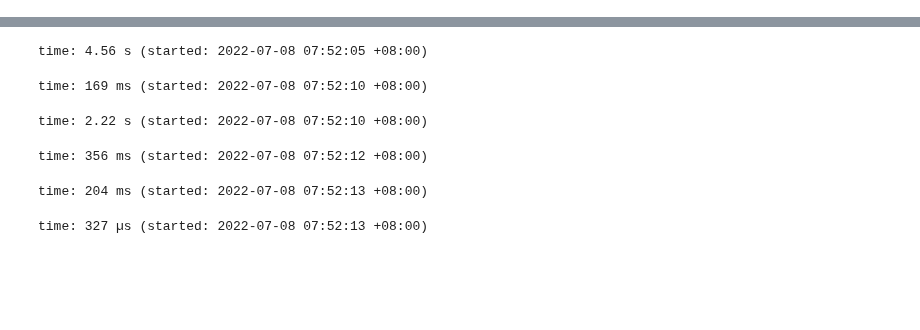
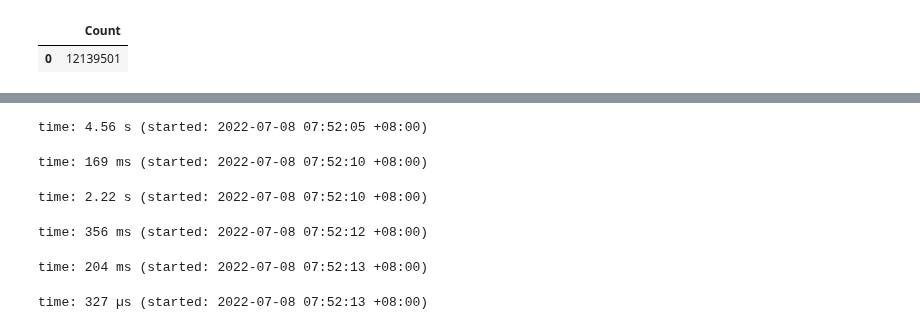
Before and after one commit to chiaolun/trend_following, a Jupyter notebook: analysis.ipynb, the cells around one changed output, grey strips where cells are left out. Cells and saved outputs as stored; diff of their text form; code cells hidden in the pictures; blank space fills up the shorter version.

```diff
--- a/analysis.ipynb
+++ b/analysis.ipynb
@@ -259,0 +67,18 @@ time: 1.93 s (started: 2022-07-08 07:52:03 +08:00)
+# %%
+%%sql
+DROP TABLE IF EXISTS deltas;
+CREATE TABLE deltas AS
+WITH lagged AS (
+    SELECT contract, date,
+    close, volume,
+    LAG(close) OVER by_expiry AS prev_close,
+    LAG(volume) OVER by_expiry AS prev_volume,
+    FROM dailies
+    WINDOW by_expiry AS (PARTITION BY contract, expiry ORDER BY date)
+)
+SELECT contract, date, close - prev_close AS d_close
+FROM lagged
+WHERE volume > 0 AND prev_volume > 0;
+# %% [output]
+|  | Count |
+| 0 | 12139501 |
```
Also changed, not shown: parts of 46 cells of this notebook, 1 other file.
